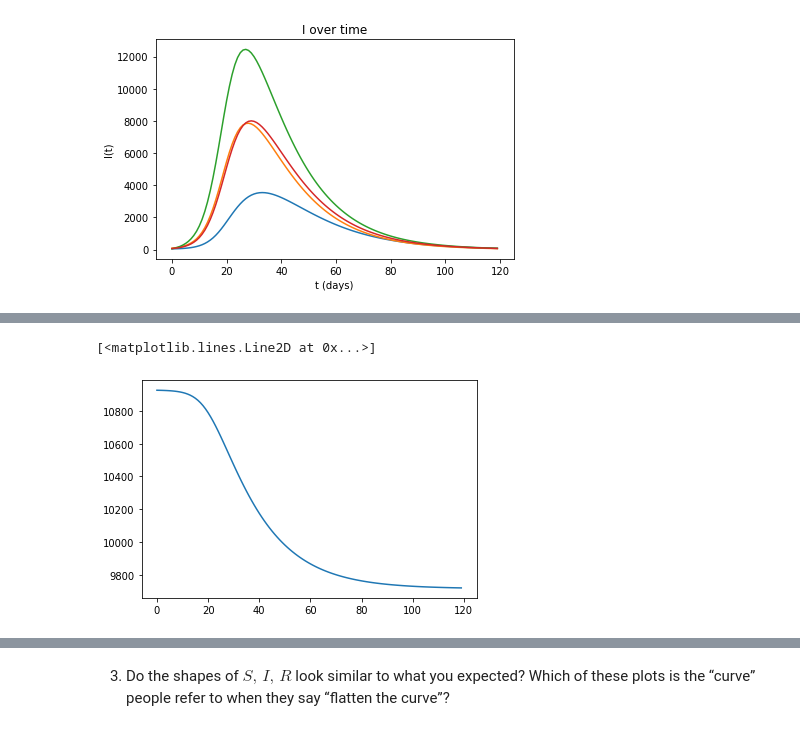
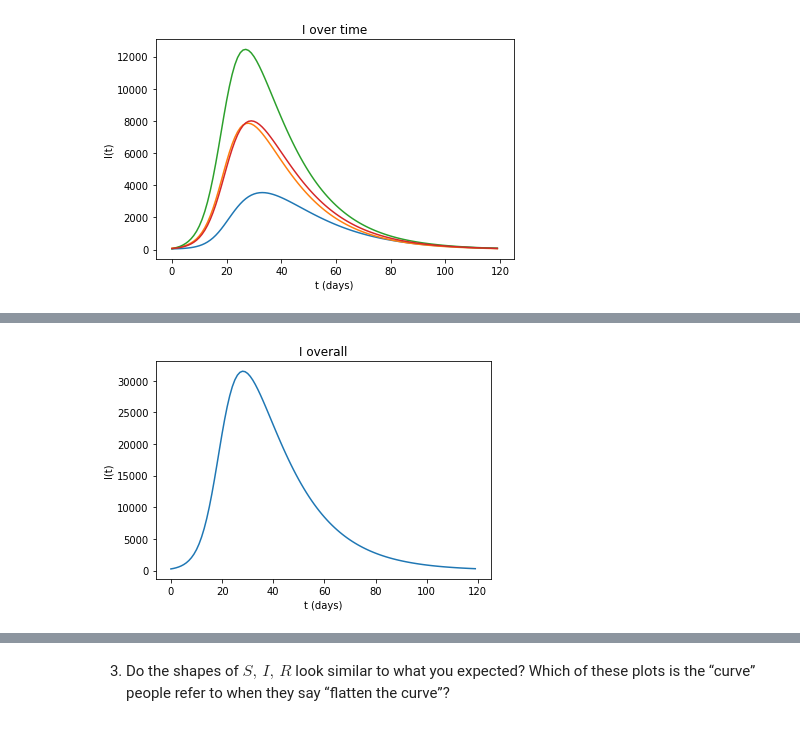
Before and after one commit to Yanbing-Judy/190DD-Project, a Jupyter notebook: Project_Part1a_new.ipynb, the cells around one changed output, grey strips where cells are left out. Saved outputs shown, nothing was run; the diff lists cells and outputs as text; code cells hidden in the pictures.

```diff
--- a/Project_Part1a_new.ipynb
+++ b/Project_Part1a_new.ipynb
@@ -144,6 +145,12 @@ ValueError: ignored
-# %%
-# I_overall
-plt.plot(sol.t, sol.y[0], label="I(t)")
-# %% [output]
-[<matplotlib.lines.Line2D at 0x...>]
-[figure, removed]
+# %%
+# I_overall
+for i in range(16,20):
+  df.insert(i,"I{}".format(i), sol.y[i])
+plt.figure()
+plt.plot(sol.t, df.iloc[:,16:20].sum(axis=1))
+plt.ylabel("I(t)")
+plt.xlabel("t (days)")
+plt.title("I overall")
+plt.show()
+# %% [output]
+[figure, added]
```
Also changed, not shown: parts of 3 cells of this notebook.
